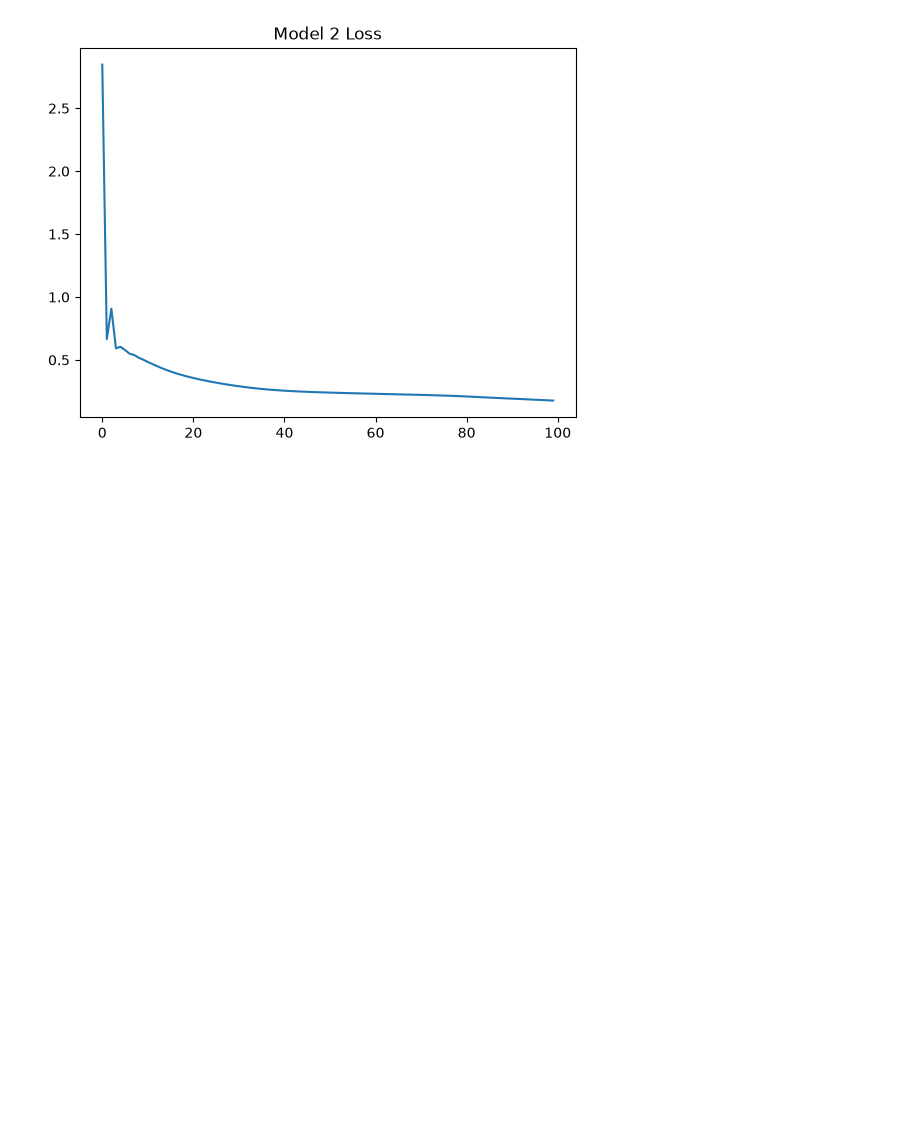
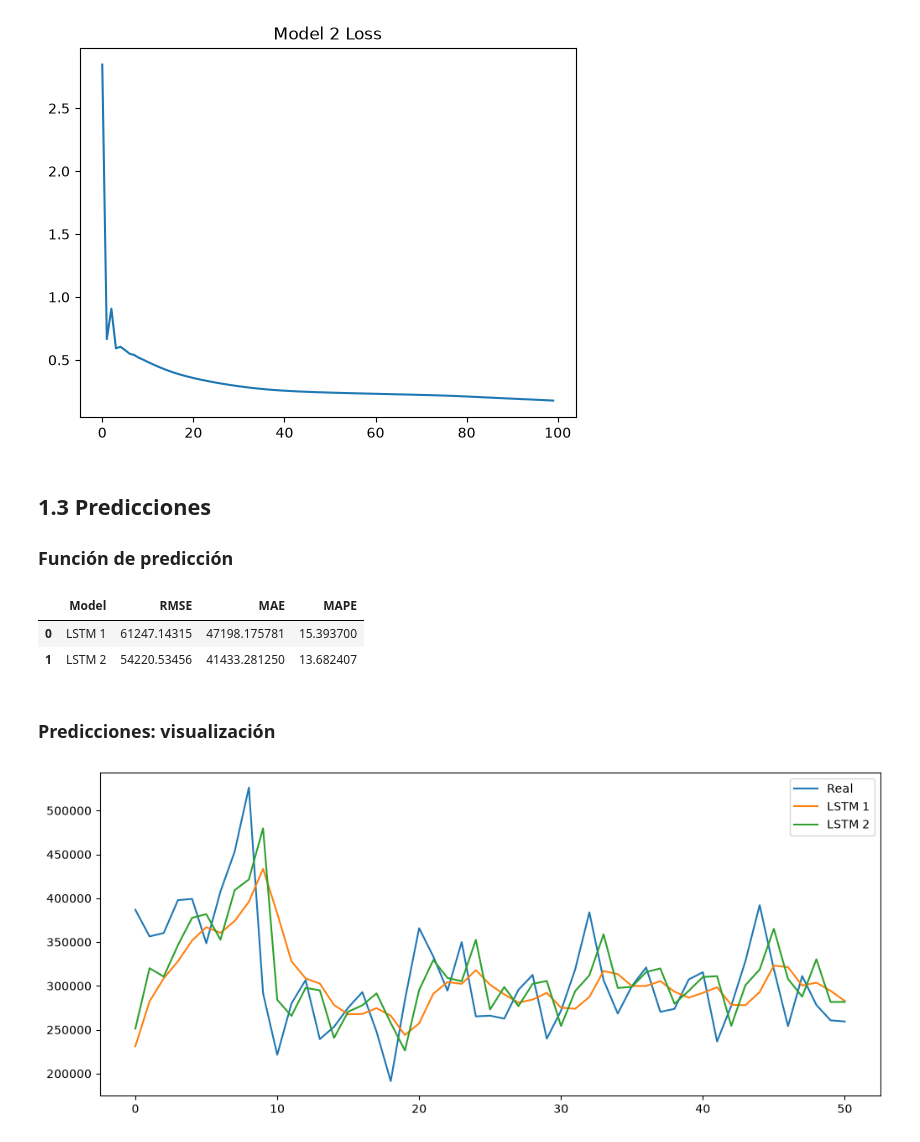
Before and after one commit to donadito/Laboratorio-2-SERIES-DE-TIEMPO, a Jupyter notebook: Laboratorio2.ipynb, the cells around one changed output. Saved outputs shown, nothing was run; the diff lists cells and outputs as text; code cells hidden in the pictures; blank space fills up the shorter version.

Commit message:
feat: creación predictivas, comparación de modelos y metricas

```diff
--- a/Laboratorio2.ipynb
+++ b/Laboratorio2.ipynb
@@ -172,3 +174,81 @@ plt.title("Model 2 Loss")
 plt.show()
 # %% [output]
 [figure]
+# %% [markdown]
+## 1.3 Predicciones
+### Función de predicción
+# %%
+def predict(model,X):
+
+    model.eval()
+
+    with torch.no_grad():
+
+        pred = model(X).numpy()
+
+    return scaler.inverse_transform(pred)
+
+pred1 = predict(model1,X_test)
+pred2 = predict(model2,X_test)
+
+real = scaler.inverse_transform(y_test.numpy())
+# %%
+## METRICAS
+def evaluate(real,pred):
+
+    rmse = np.sqrt(mean_squared_error(real,pred))
+    mae = mean_absolute_error(real,pred)
+
+    mape = np.mean(
+        np.abs((real-pred)/real)
+    )*100
+
+    return rmse,mae,mape
+
+rmse1,mae1,mape1 = evaluate(real,pred1)
+rmse2,mae2,mape2 = evaluate(real,pred2)
+
+results = pd.DataFrame({
+
+    "Model":[
+        "LSTM 1",
+        "LSTM 2"
+    ],
+
+    "RMSE":[
+        rmse1,
+        rmse2
+    ],
+
+    "MAE":[
+        mae1,
+        mae2
+    ],
+
+    "MAPE":[
+        mape1,
+        mape2
+    ]
+})
+
+results
+# %% [output]
+|  | Model | RMSE | MAE | MAPE |
+| 0 | LSTM 1 | 61247.14315 | 47198.175781 | 15.393700 |
+| 1 | LSTM 2 | 54220.53456 | 41433.281250 | 13.682407 |
+# %% [markdown]
+### Predicciones: visualización
+# %%
+plt.figure(figsize=(12,5))
+
+plt.plot(real,label="Real")
+
+plt.plot(pred1,label="LSTM 1")
+
+plt.plot(pred2,label="LSTM 2")
+
+plt.legend()
+
+plt.show()
+# %% [output]
+[figure, added]
```
Also changed, not shown: parts of 5 cells of this notebook.
